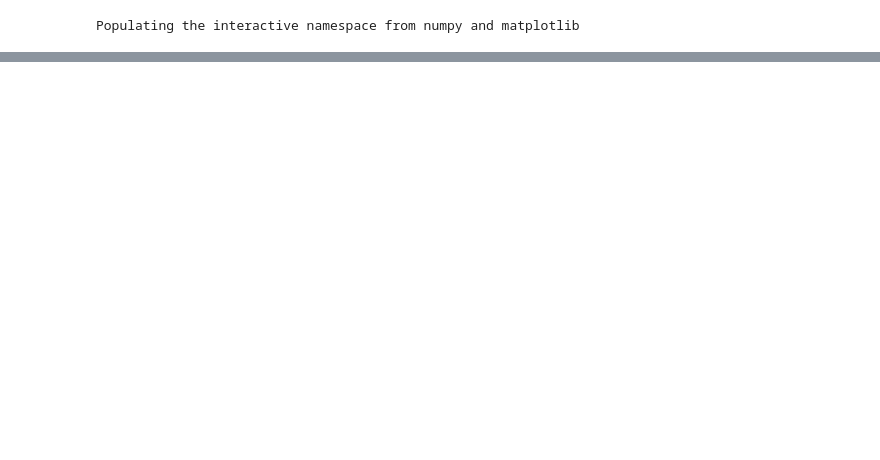
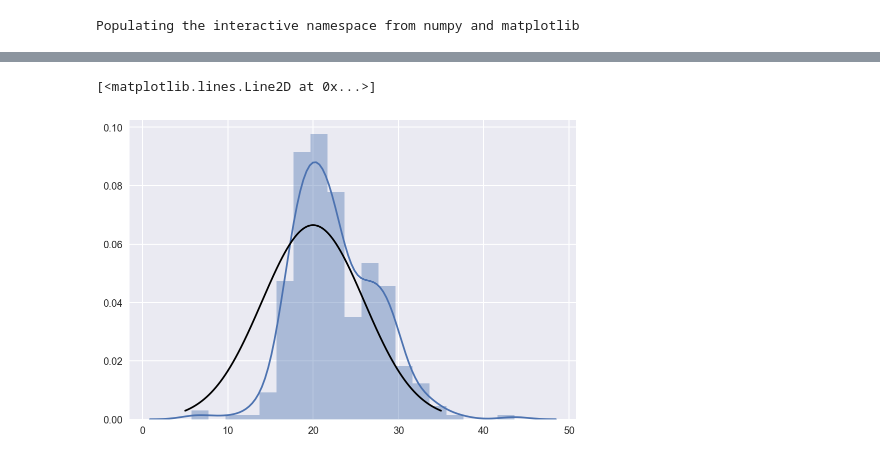
Before and after one commit to farr/TRAPPIST1, a Jupyter notebook: research/StableAnalysis.ipynb, the cells around one changed output, grey strips where cells are left out. Cells and saved outputs as stored; diff of their text form; code cells hidden in the pictures; blank space fills up the shorter version.

```diff
--- a/research/StableAnalysis.ipynb
+++ b/research/StableAnalysis.ipynb
@@ -26,0 +35,7 @@ sns.jointplot(Ms, Ps, stat_func=None).plot_joint(sns.kdeplot).set_axis_labels(r'
+# %%
+sns.distplot(Ps)
+xs = linspace(5, 35, 1000)
+plot(xs, ss.norm(20, 6).pdf(xs), color="k")
+# %% [output]
+[<matplotlib.lines.Line2D at 0x...>]
+[figure, added]
```
Also changed, not shown: parts of 4 cells of this notebook.
